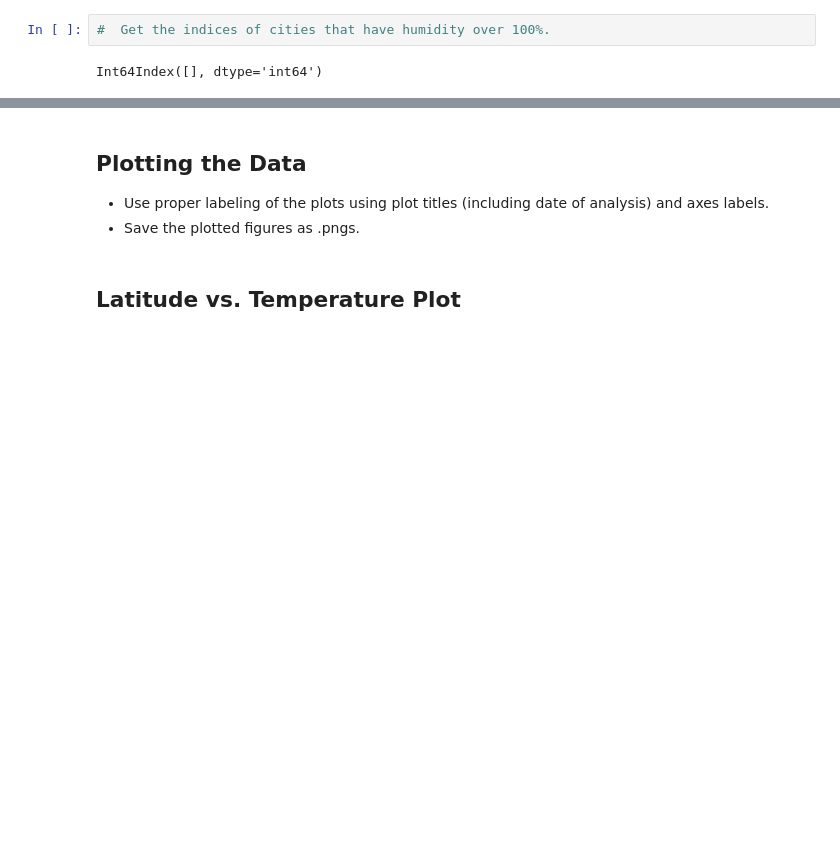
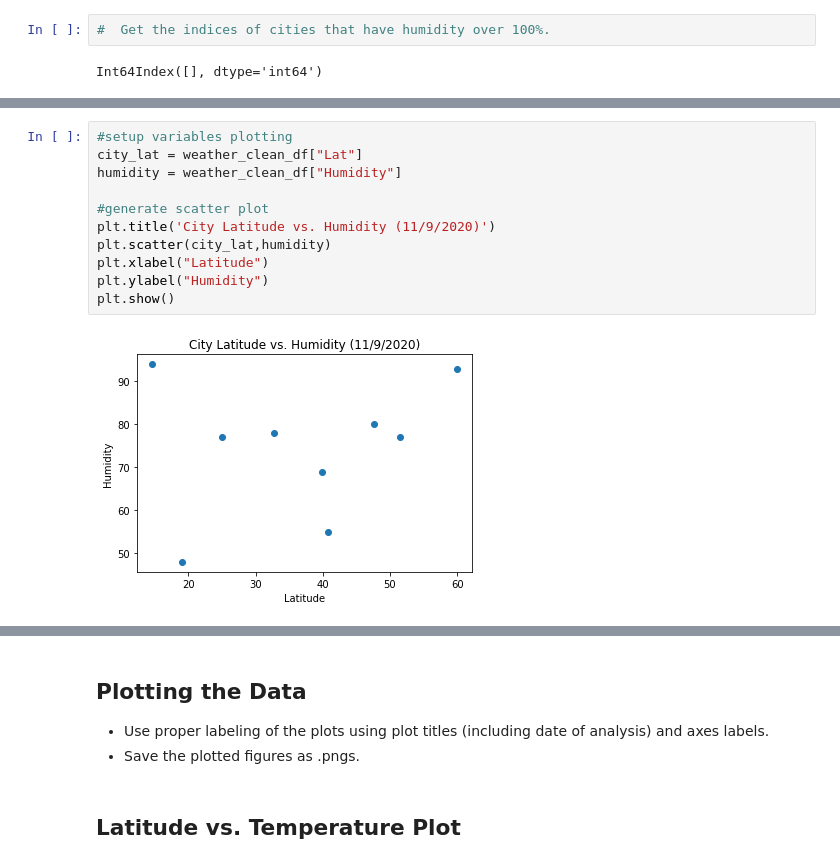
Before and after one commit to m-rivera1/python-api-challenge, a Jupyter notebook: WeatherPy/WeatherPy.ipynb, the cells around one changed output, grey strips where cells are left out. Cells and saved outputs as stored; diff of their text form; blank space fills up the shorter version.

```diff
--- a/WeatherPy/WeatherPy.ipynb
+++ b/WeatherPy/WeatherPy.ipynb
@@ -311,0 +317,13 @@ Int64Index([], dtype='int64')
+# %%
+#setup variables plotting
+city_lat = weather_clean_df["Lat"]
+humidity = weather_clean_df["Humidity"]
+
+#generate scatter plot
+plt.title('City Latitude vs. Humidity (11/9/2020)')
+plt.scatter(city_lat,humidity)
+plt.xlabel("Latitude")
+plt.ylabel("Humidity")
+plt.show()
+# %% [output]
+[figure, added]
```
Also changed, not shown: parts of 10 cells of this notebook.
